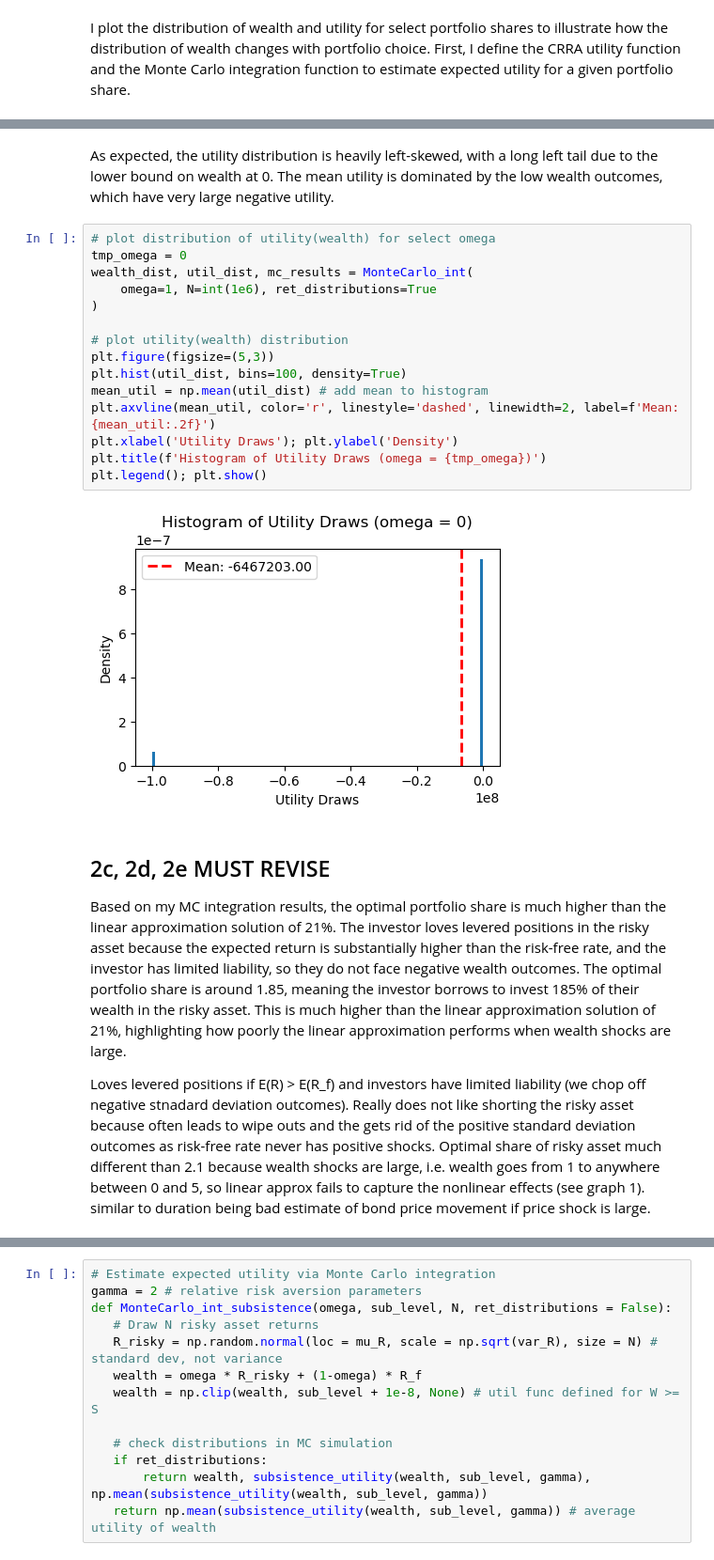
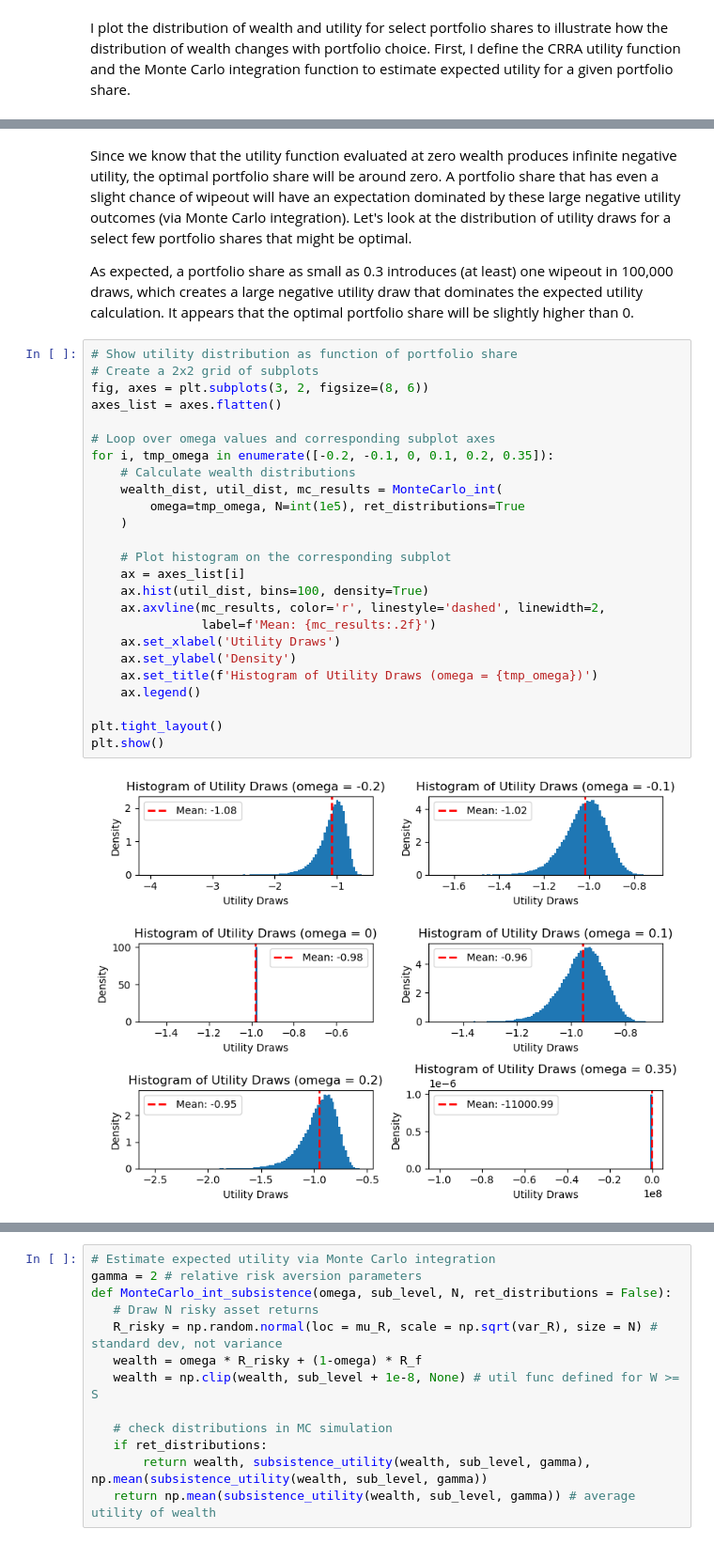
Before and after one commit to wickmanb22/ModernAppliedOptimization, a Jupyter notebook: asset_pricing_hw2.ipynb, the cells around one changed output, grey strips where cells are left out. Shown at 94% size. Cells and saved outputs as stored; diff of their text form.

Commit message:
final pass at HW2 asset pricing

```diff
--- a/asset_pricing_hw2.ipynb
+++ b/asset_pricing_hw2.ipynb
@@ -149,24 +159,31 @@ plt.show()
 # %% [markdown]
-As expected, the utility distribution is heavily left-skewed, with a long left tail due to the lower bound on wealth at 0. The mean utility is dominated by the low wealth outcomes, which have very large negative utility.
+Since we know that the utility function evaluated at zero wealth produces infinite negative utility, the optimal portfolio share will be around zero. A portfolio share that has even a slight chance of wipeout will have an expectation dominated by these large negative utility outcomes (via Monte Carlo integration). Let's look at the distribution of utility draws for a select few portfolio shares that might be optimal.
+
+As expected, a portfolio share as small as 0.3 introduces (at least) one wipeout in 100,000 draws, which creates a large negative utility draw that dominates the expected utility calculation. It appears that the optimal portfolio share will be slightly higher than 0.
-# %%
-# plot distribution of utility(wealth) for select omega
-tmp_omega = 0
-wealth_dist, util_dist, mc_results = MonteCarlo_int(
-    omega=1, N=int(1e6), ret_distributions=True
-)
-
-# plot utility(wealth) distribution
-plt.figure(figsize=(5,3))
-plt.hist(util_dist, bins=100, density=True)
-mean_util = np.mean(util_dist) # add mean to histogram
-plt.axvline(mean_util, color='r', linestyle='dashed', linewidth=2, label=f'Mean: {mean_util:.2f}')
-plt.xlabel('Utility Draws'); plt.ylabel('Density')
-plt.title(f'Histogram of Utility Draws (omega = {tmp_omega})')
-plt.legend(); plt.show()
-# %% [output]
-[figure, removed]
-# %% [markdown]
-## 2c, 2d, 2e MUST REVISE
-Based on my MC integration results, the optimal portfolio share is much higher than the linear approximation solution of 21%. The investor loves levered positions in the risky asset because the expected return is substantially higher than the risk-free rate, and the investor has limited liability, so they do not face negative wealth outcomes. The optimal portfolio share is around 1.85, meaning the investor borrows to invest 185% of their wealth in the risky asset. This is much higher than the linear approximation solution of 21%, highlighting how poorly the linear approximation performs when wealth shocks are large.
-
-Loves levered positions if E(R) > E(R_f) and investors have limited liability (we chop off negative stnadard deviation outcomes). Really does not like shorting the risky asset because often leads to wipe outs and the gets rid of the positive standard deviation outcomes as risk-free rate never has positive shocks. Optimal share of risky asset much different than 2.1 because wealth shocks are large, i.e. wealth goes from 1 to anywhere between 0 and 5, so linear approx fails to capture the nonlinear effects (see graph 1). similar to duration being bad estimate of bond price movement if price shock is large.
+# %%
+# Show utility distribution as function of portfolio share
+# Create a 2x2 grid of subplots
+fig, axes = plt.subplots(3, 2, figsize=(8, 6))
+axes_list = axes.flatten()
+
+# Loop over omega values and corresponding subplot axes
+for i, tmp_omega in enumerate([-0.2, -0.1, 0, 0.1, 0.2, 0.35]):
+    # Calculate wealth distributions
+    wealth_dist, util_dist, mc_results = MonteCarlo_int(
+        omega=tmp_omega, N=int(1e5), ret_distributions=True
+    )
+
+    # Plot histogram on the corresponding subplot
+    ax = axes_list[i]
+    ax.hist(util_dist, bins=100, density=True)
+    ax.axvline(mc_results, color='r', linestyle='dashed', linewidth=2,
+               label=f'Mean: {mc_results:.2f}')
+    ax.set_xlabel('Utility Draws')
+    ax.set_ylabel('Density')
+    ax.set_title(f'Histogram of Utility Draws (omega = {tmp_omega})')
+    ax.legend()
+
+plt.tight_layout()
+plt.show()
+# %% [output]
+[figure, added]
```
Also changed, not shown: parts of 13 cells of this notebook.
